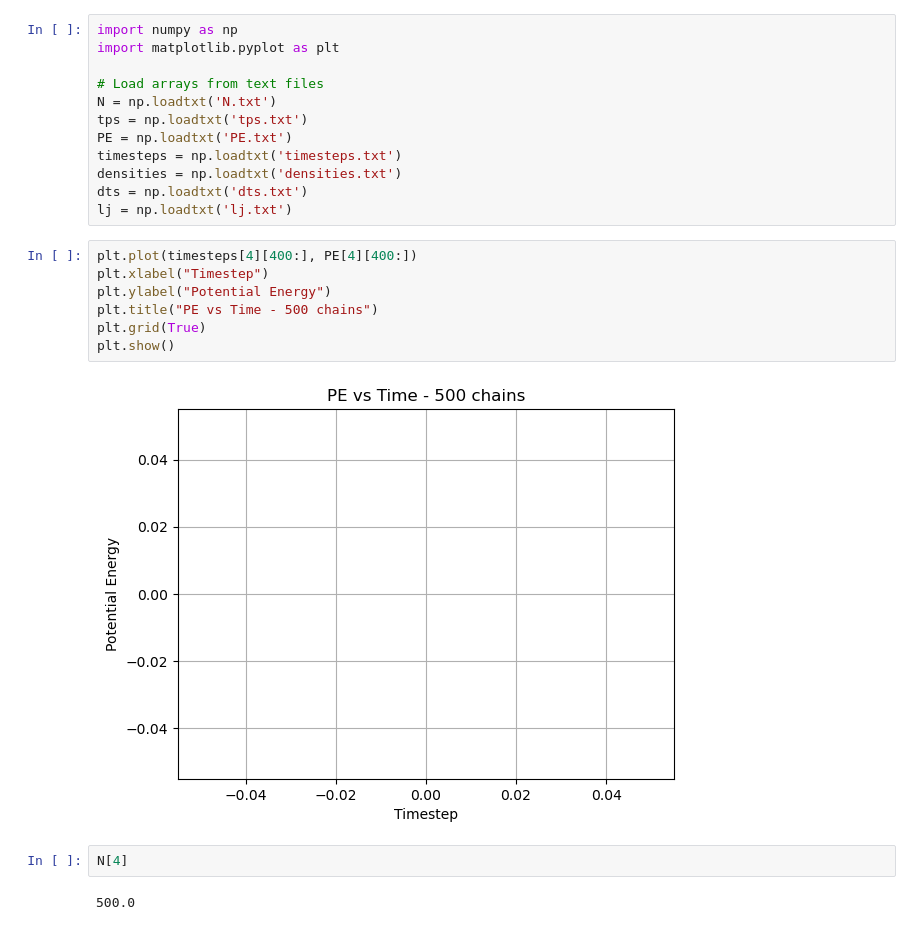
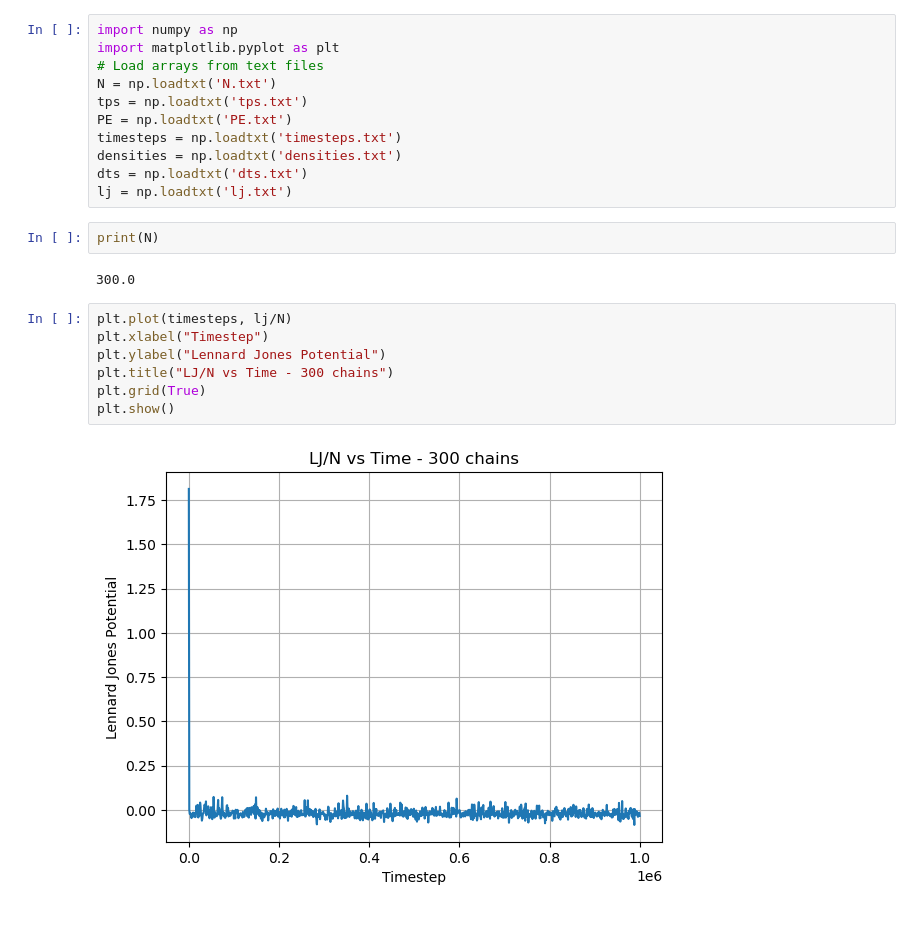
Before and after one commit to eridanirojas/mxene, a Jupyter notebook: example/plots.ipynb, the cells around one changed output. Cells and saved outputs as stored; diff of their text form.

```diff
--- a/example/plots.ipynb
+++ b/example/plots.ipynb
@@ -1,7 +1,6 @@
 # %%
 import numpy as np
 import matplotlib.pyplot as plt
-
 # Load arrays from text files
 N = np.loadtxt('N.txt')
 tps = np.loadtxt('tps.txt')
@@ -10,16 +9,16 @@ timesteps = np.loadtxt('timesteps.txt')
 densities = np.loadtxt('densities.txt')
 dts = np.loadtxt('dts.txt')
 lj = np.loadtxt('lj.txt')
-# %%
-plt.plot(timesteps[4][400:], PE[4][400:])
-plt.xlabel("Timestep")
-plt.ylabel("Potential Energy")
-plt.title("PE vs Time - 500 chains")
-plt.grid(True)
-plt.show()
-# %% [output]
-[figure, old version]
 # %%
-N[4]
+print(N)
 # %% [output]
-500.0
+300.0
+# %%
+plt.plot(timesteps, lj/N)
+plt.xlabel("Timestep")
+plt.ylabel("Lennard Jones Potential")
+plt.title("LJ/N vs Time - 300 chains")
+plt.grid(True)
+plt.show()
+# %% [output]
+[figure, added]
```
Also changed, not shown: parts of 3 cells of this notebook, 1 other file.
